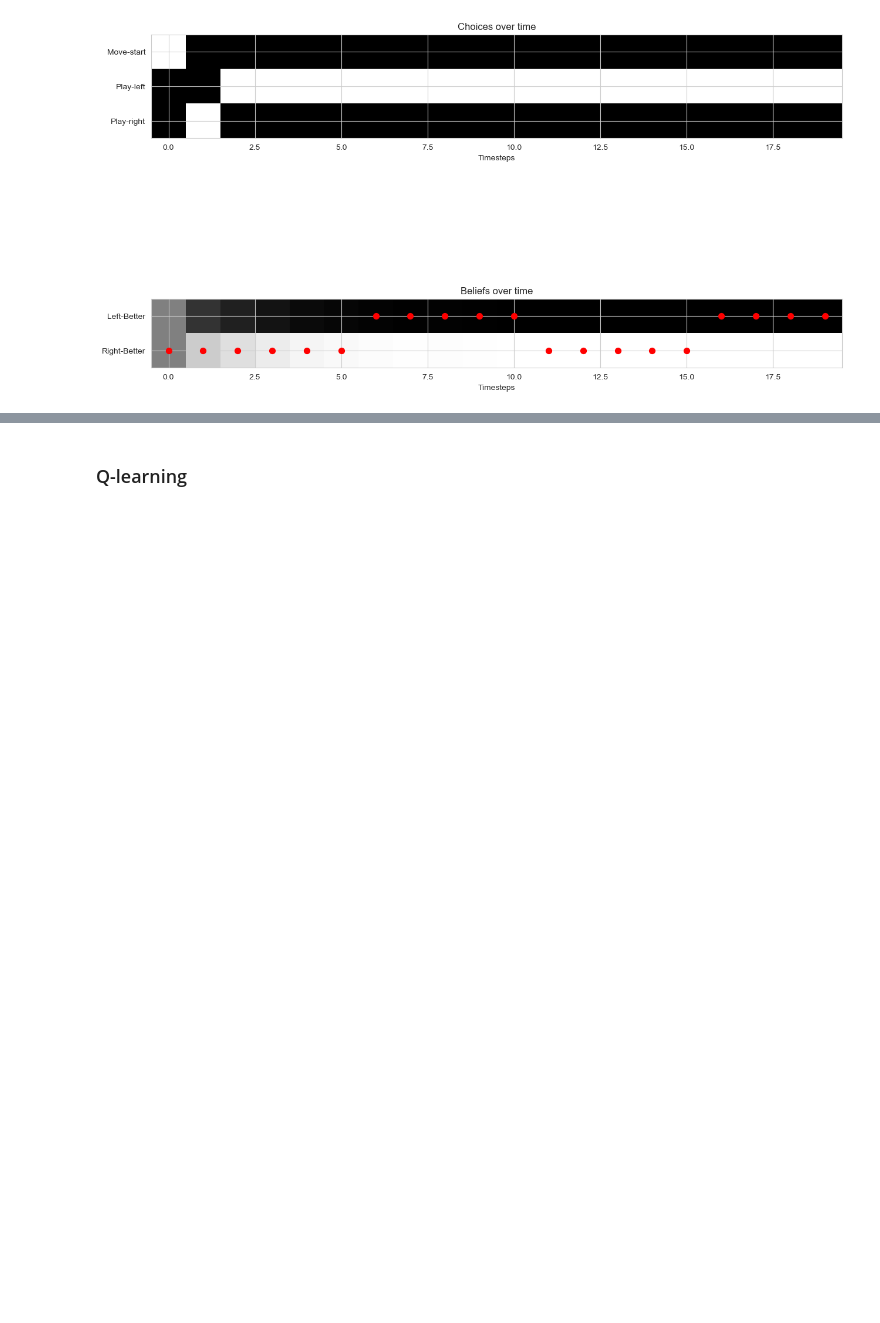
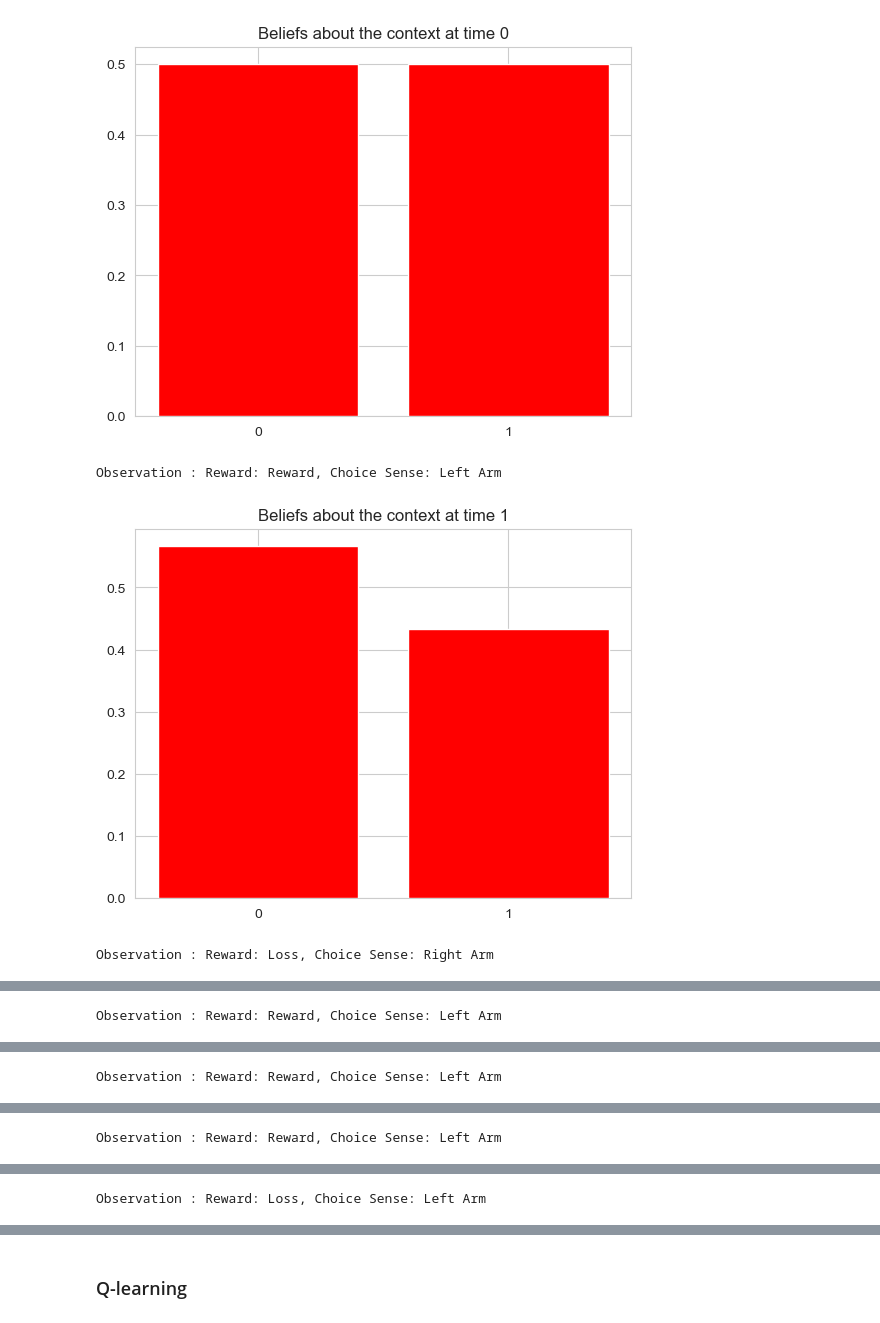
Before and after one commit to marek1n/rl-sim, a Jupyter notebook: RLsim.ipynb, the cells around one changed output, grey strips where cells are left out. Cells and saved outputs as stored; diff of their text form; code cells hidden in the pictures; blank space fills up the shorter version.

Commit message:
belief visualization

```diff
--- a/RLsim.ipynb
+++ b/RLsim.ipynb
@@ -16,21 +16,24 @@ sns.set_style('whitegrid')
 # %%
 # actinf agent
 EPISODES = 5
 RUN_LENGTH = 20
 
 switch_at = [5,10,15]
 
-env_actinf = Env_ActInf(p_reward=0.7, context=1) # TODO
+env_actinf = Env_ActInf(p_reward=1, context=0)
 
 
 actinf_model = F.MDPGenerativeModel()
-A, B, C, D = actinf_model.create_A(), actinf_model.create_B(), actinf_model.create_C(), actinf_model.create_D() # TODO pass the correct params
+A, B, C, D = actinf_model.create_A(p_reward=0.7), actinf_model.create_B(), actinf_model.create_C(), actinf_model.create_D() # TODO pass the correct params
 pA = F.parameterize_pA(A_base=A, scale = 1.0, prior_count=10e5)
 agent_actinf = AgentActInf(A=A, pA=pA, B=B, C=C, D=D, modalities_to_learn=[1], lr_pA = 1.0, use_param_info_gain=True, action_selection='deterministic')
 
 # agent_actinf.__dict__
 returns_actinf = np.zeros([EPISODES, RUN_LENGTH])
-choice_hist, belief_hist, qA_hist, context_hist = actinf_model.run_active_inference_with_learning(agent_actinf, env_actinf, T=RUN_LENGTH, t_change=switch_at)
+choice_hist, belief_hist, qA_hist, context_hist = actinf_model.run_active_inference_with_learning(agent_actinf, env_actinf, T=RUN_LENGTH, t_change=switch_at, verbose=True)
 F.plot_choices_beliefs(choice_hist, belief_hist, context_hist, choice_action_names=actinf_model.choice_action_names)
 # %% [output]
-[figure, old version]
+[figure, new version]
+Observation : Reward: Reward, Choice Sense: Left Arm
+[figure, added]
+Observation : Reward: Loss, Choice Sense: Right Arm
@@ -36,0 +41 @@ F.plot_choices_beliefs(choice_hist, belief_hist, context_hist, choice_action_nam
+Observation : Reward: Reward, Choice Sense: Left Arm
@@ -36,0 +43 @@ F.plot_choices_beliefs(choice_hist, belief_hist, context_hist, choice_action_nam
+Observation : Reward: Reward, Choice Sense: Left Arm
@@ -36,0 +45 @@ F.plot_choices_beliefs(choice_hist, belief_hist, context_hist, choice_action_nam
+Observation : Reward: Reward, Choice Sense: Left Arm
@@ -36,0 +47 @@ F.plot_choices_beliefs(choice_hist, belief_hist, context_hist, choice_action_nam
+Observation : Reward: Loss, Choice Sense: Left Arm
```
Also changed, not shown: parts of 7 cells of this notebook, 2 other files.
